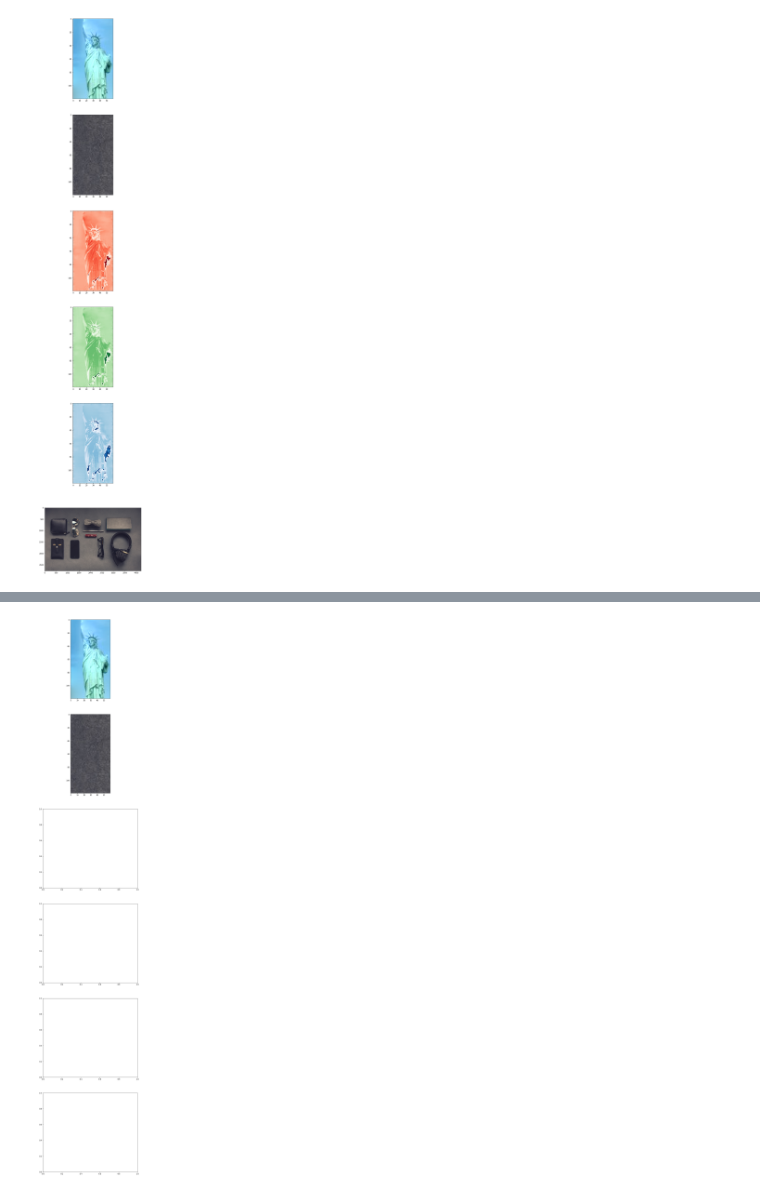
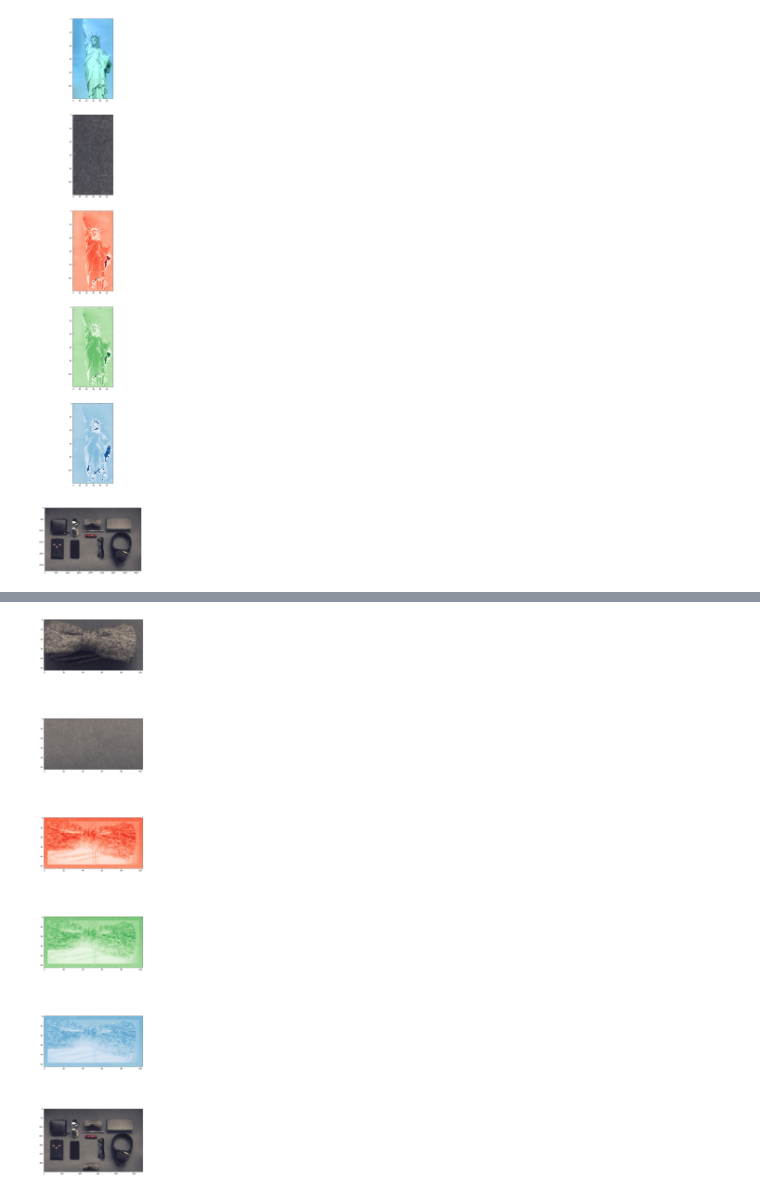
Before and after one commit to trenaudie/Poisson-Image-Editing, a Jupyter notebook: poisson-image.ipynb, the cells around one changed output, grey strips where cells are left out. Drawn from its saved outputs; the diff is of its cells as text; code cells hidden in the pictures.

```diff
--- a/poisson-image.ipynb
+++ b/poisson-image.ipynb
@@ -577,7 +580,7 @@ def make_mask_not_flat(m,n):
    #The mask m will have the same shape as source, (and cropped target) ie D
    #The mask m has a rectangular of 1s, inside a boundary of 0s
    mask = np.ones(shape = (m,n))
-   for k in range(1):
+   for k in range(4):
       mask[k] = 0
       mask[-(k+1)] = 0
       mask[:, k] = 0
@@ -613,8 +616,3 @@ def make_S_sparse(m,n):
             S[k,i*n+j] = 1
             k += 1
    return S.tocsc()
-
-
-
-
-type(make_S_sparse(10,10))
@@ -706,83 +701,63 @@ def rebuild_u(u, target, m,n):
 
 
 
-def solve():
-   """source = Image.open("images/objects.jpeg")
-   source_y,source_x = 1400,1600
-   source_width, source_height = 50,200
-   source = source.crop((source_x,source_y,source_x+source_width, source_y+source_height)) """
-   source = Image.open('figs/possion1.png')
-   source = source.crop((270,180,330,300)) #x1,y1,x2,y2
+def solve2():
+   fig, axes = plt.subplots(6, figsize = (10,60))
+   #the first two plots are source then target
+   """m est le nombre de lignes de la matrice rognée, n est le nombre de colonnes"""
+
+   source = Image.open('images/objects-final.jpeg').resize((550,350))
+   target = Image.open("images/objects-final.jpeg").resize((550,350))
+
+   source_pos,target_pos = tkinter_img(source,target) #[x1,y1,x2,y2], [x1,y1]
+   if not source_pos:
+      raise Exception('tkinter did not receive source image from user')
+
+   source = source.crop(source_pos)
+   print(f"working with source shape : ", source.size)
    source = np.asarray(source)
    m,n = source.shape[:2]
-
    source_dict = {'Reds':source[::,::,0], 'Greens' :source[::,::,1],'Blues': source[::,::,2] }
 
    #make target rectangle of the same size as source
-   target = Image.open("images/objects-final.jpeg")
-   target_x,target_y =  1000,600
+
+   target_x,target_y =  target_pos
    target = target.crop((target_x,target_y, target_x+n, target_y+m))
    target=np.asarray(target)
    target_dict = {'Reds':target[::,::,0], 'Greens' :target[::,::,1],'Blues': target[::,::,2] }
 
    #testing with just the grey version #[0.2989, 0.5870, 0.1140]
-   """
-   source_grey = rgb2gray(source)
-   target_grey = rgb2gray(target)
-   assert(source_grey.ndim == 2 )
+   axes[0].imshow(source,vmin = 0, vmax = 255)
+   axes[1].imshow(target,vmin = 0, vmax = 255)
+   #testing with all three versions
 
-
-
-   source_grey = source_grey.flatten()
-   target_grey = target_grey.flatten()
-
-   A = lapAfinal(m,n)
-   b = make_b(m,n,source_grey,target_grey)
-   u = np.linalg.solve(A,b)*255
-   u = u.reshape((m,n)).astype('uint8')
-   u[u<0] = 0
-   u[u>255] = 255
-   fig, axes = plt.subplots(3, figsize = (10,30))
-   axes[0].imshow(u, cmap = 'gray', vmin = 0, vmax = 255) """
-
-   #testing with all three versions
-   fig, axes = plt.subplots(6, figsize = (10,60))
-   #the first two plots are source then target
-   axes[0].imshow(source)
-   axes[1].imshow(target)
    final_arr = np.empty(shape = (m,n,3))
    for i,c in enumerate(source_dict.keys()):
       source = source_dict[c]
       target = target_dict[c]
-      assert(source.ndim == 2 )
       source = source.flatten()
       target = target.flatten()
 
-      A = lapAfinal(m,n)
-      print(f"A.shape:", A.shape)
-      b = make_b(m,n,source,target)
+      A = lapAfinal2(m,n)
+      b = make_b2(m,n,source,target)
       u = sc.linalg.spsolve(A,b) #shape N1,
       x = rebuild_u(u,target.flatten(),m,n)
-      u = u.reshape((m,n)).astype('uint8')
-      """u[u<0] = 0
-      u[u>255] = 255 """
-      axes[i+2].imshow(u, cmap = c, vmin = 0, vmax = 255)
-      final_arr[::,::,i] = u
-      final_arr = final_arr.astype('uint8')
-
-
-
+      x[x<0] = 0
+      x[x>255] = 255
+      axes[i+2].imshow(x, cmap = c, vmin = 0, vmax = 255)
+      final_arr[::,::,i] = x
+   final_arr = final_arr.astype('uint8')
 
 
    final_img = Image.fromarray(final_arr)
-   target2 = Image.open("images/objects-final.jpeg")
-   target2.paste(final_img,(target_x,target_y))
-   target2.show()
-   axes[5].imshow(target2)
+   target = Image.open('images/objects-final.jpeg').resize((550,350))
+   target.paste(final_img,(target_x,target_y))
+   target.show()
+   axes[5].imshow(target)
 
 
 
    #merging them together
 
-solve()
+solve2()
 # %% [output]
@@ -797 +771 @@ ValueError: NumPy boolean array indexing assignment cannot assign 6844 input val
-[figure, old version]
+[figure, new version]
```
Also changed, not shown: parts of 7 cells of this notebook, 1 other file.
